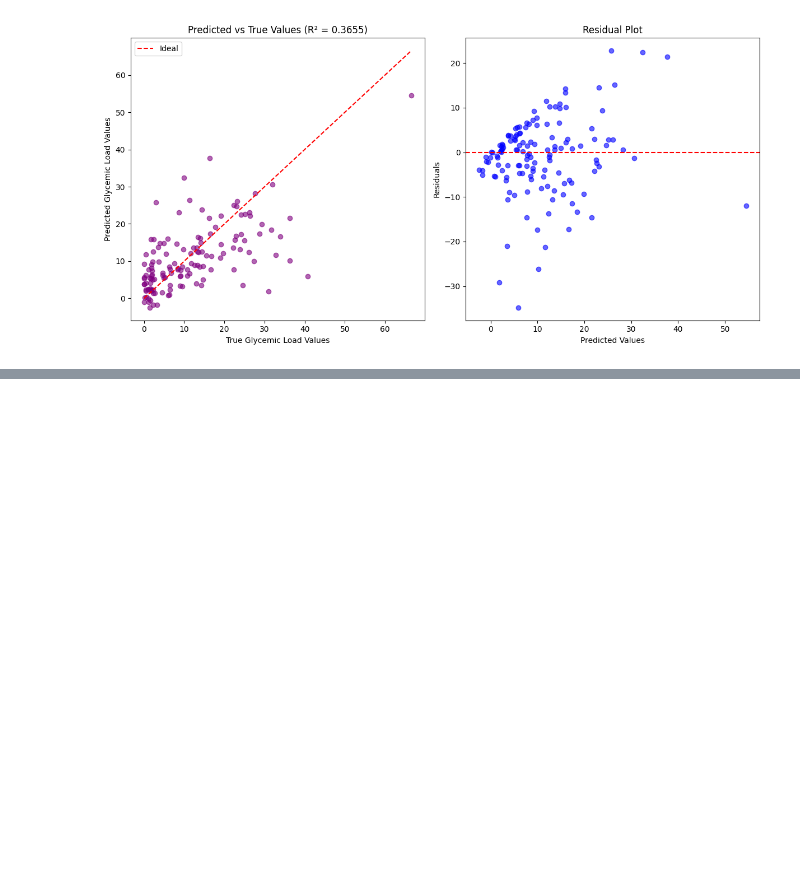
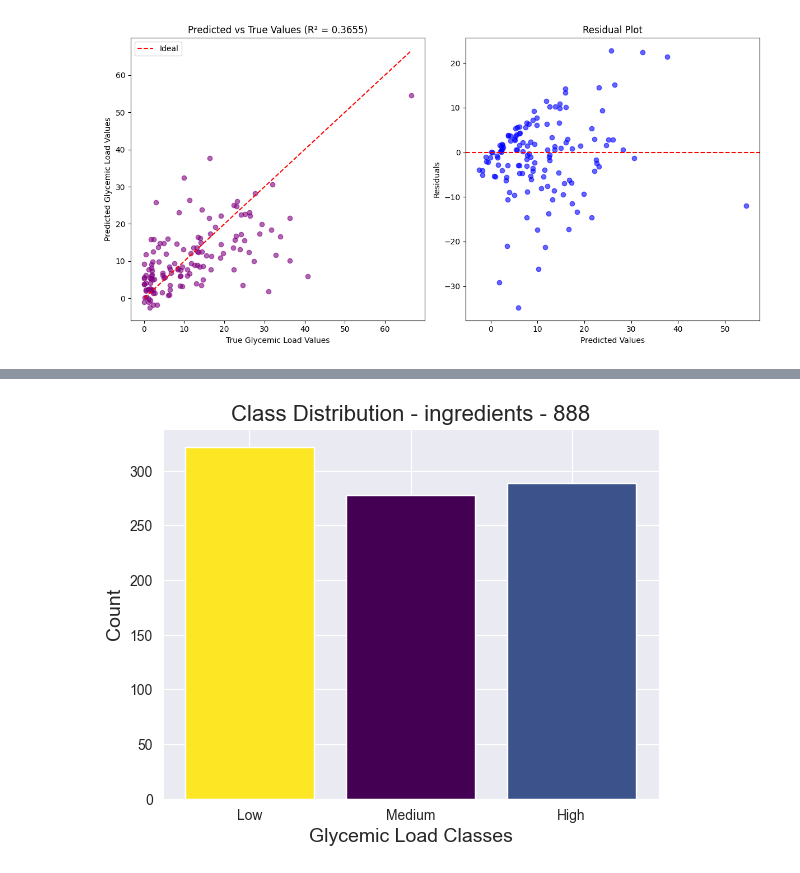
Before and after one commit to RotemGeva226/GlycemicLoad, a Jupyter notebook: Portions Estimation/notebooks/project_log.ipynb, the cells around one changed output, grey strips where cells are left out. Saved outputs shown, nothing was run; the diff lists cells and outputs as text; code cells hidden in the pictures; blank space fills up the shorter version.

```diff
--- a/Portions Estimation/notebooks/project_log.ipynb
+++ b/Portions Estimation/notebooks/project_log.ipynb
@@ -79,0 +92,6 @@ display(Image(filename=image_path))
+# %%
+from IPython.display import Image, display
+image_path = r"C:\Users\rotem.geva\PycharmProjects\GlycemicLoad\Portions Estimation\outputs\visualizations\Class Distribution of the Glycemic Load In 888 Dishes.png"
+display(Image(filename=image_path))
+# %% [output]
+[figure, added]
```
Also changed, not shown: parts of 3 cells of this notebook, 2 other files.
